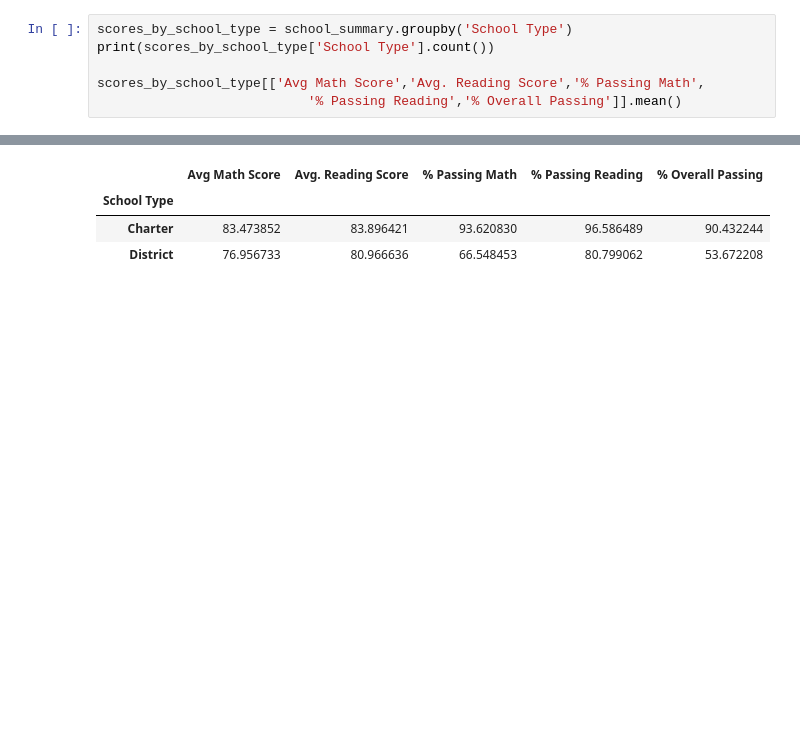
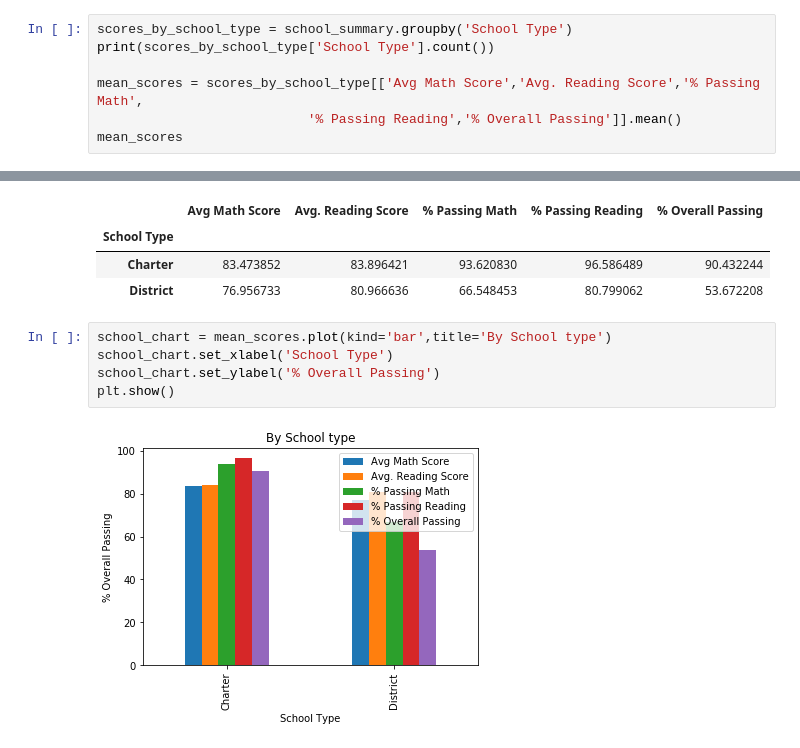
Before and after one commit to kdevanath/Pandas-Challenge, a Jupyter notebook: PyCitySchools/PyCitySchools_starter.ipynb, the cells around one changed output, grey strips where cells are left out. Drawn from its saved outputs; the diff is of its cells as text; blank space fills up the shorter version.

Commit message:
Added some extra graphs

```diff
--- a/PyCitySchools/PyCitySchools_starter.ipynb
+++ b/PyCitySchools/PyCitySchools_starter.ipynb
@@ -314,8 +315,9 @@ Name: School Size, dtype: int64
 scores_by_school_type = school_summary.groupby('School Type')
 print(scores_by_school_type['School Type'].count())
 
-scores_by_school_type[['Avg Math Score','Avg. Reading Score','% Passing Math',
+mean_scores = scores_by_school_type[['Avg Math Score','Avg. Reading Score','% Passing Math',
                            '% Passing Reading','% Overall Passing']].mean()
+mean_scores
 # %% [output]
 School Type
 Charter     8
@@ -325,3 +327,10 @@ Name: School Type, dtype: int64
 | School Type |  |  |  |  |  |
 | Charter | 83.473852 | 83.896421 | 93.620830 | 96.586489 | 90.432244 |
 | District | 76.956733 | 80.966636 | 66.548453 | 80.799062 | 53.672208 |
+# %%
+school_chart = mean_scores.plot(kind='bar',title='By School type')
+school_chart.set_xlabel('School Type')
+school_chart.set_ylabel('% Overall Passing')
+plt.show()
+# %% [output]
+[figure, added]
```
Also changed, not shown: parts of 5 cells of this notebook.
